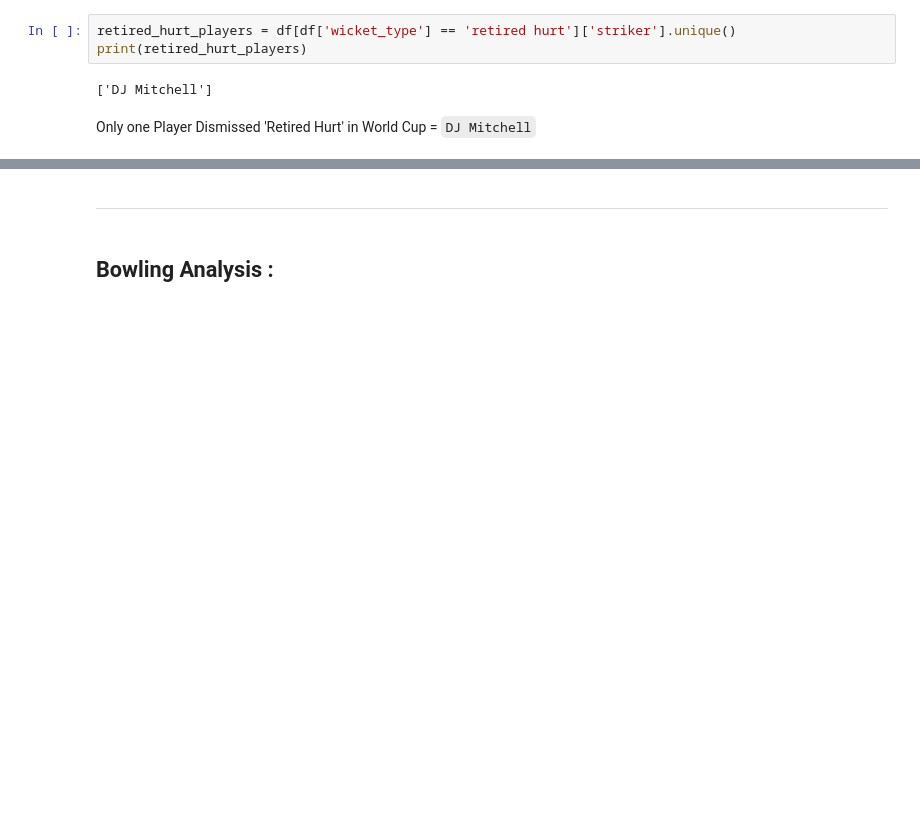
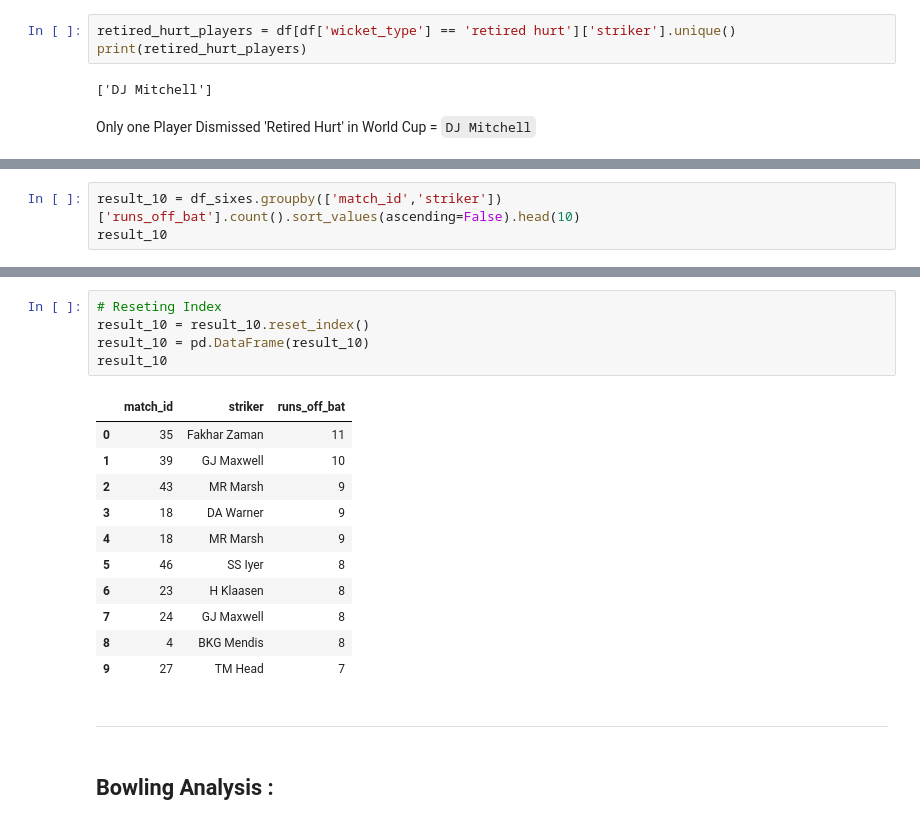
Before and after one commit to saadawan109/EDA_ICC_Worldcup_2023, a Jupyter notebook: Project_ICC_Worldcup_2023/Dataset/EDA_WorldCup.ipynb, the cells around one changed output, grey strips where cells are left out. Cells and saved outputs as stored; diff of their text form; blank space fills up the shorter version.

```diff
--- a/Project_ICC_Worldcup_2023/Dataset/EDA_WorldCup.ipynb
+++ b/Project_ICC_Worldcup_2023/Dataset/EDA_WorldCup.ipynb
@@ -494,0 +510,3 @@ Only one Player Dismissed 'Retired Hurt' in World Cup = `DJ Mitchell`
+# %%
+result_10 = df_sixes.groupby(['match_id','striker'])['runs_off_bat'].count().sort_values(ascending=False).head(10)
+result_10
@@ -495,3 +526,20 @@ Only one Player Dismissed 'Retired Hurt' in World Cup = `DJ Mitchell`
+# %%
+# Reseting Index
+result_10 = result_10.reset_index()
+result_10 = pd.DataFrame(result_10)
+result_10
+# %% [output]
+|  | match_id | striker | runs_off_bat |
+| 0 | 35 | Fakhar Zaman | 11 |
+| 1 | 39 | GJ Maxwell | 10 |
+| 2 | 43 | MR Marsh | 9 |
+| 3 | 18 | DA Warner | 9 |
+| 4 | 18 | MR Marsh | 9 |
+| 5 | 46 | SS Iyer | 8 |
+| 6 | 23 | H Klaasen | 8 |
+| 7 | 24 | GJ Maxwell | 8 |
+| 8 | 4 | BKG Mendis | 8 |
+| 9 | 27 | TM Head | 7 |
 # %% [markdown]
 ---
 # %% [markdown]
```
Also changed, not shown: parts of 14 cells of this notebook.
